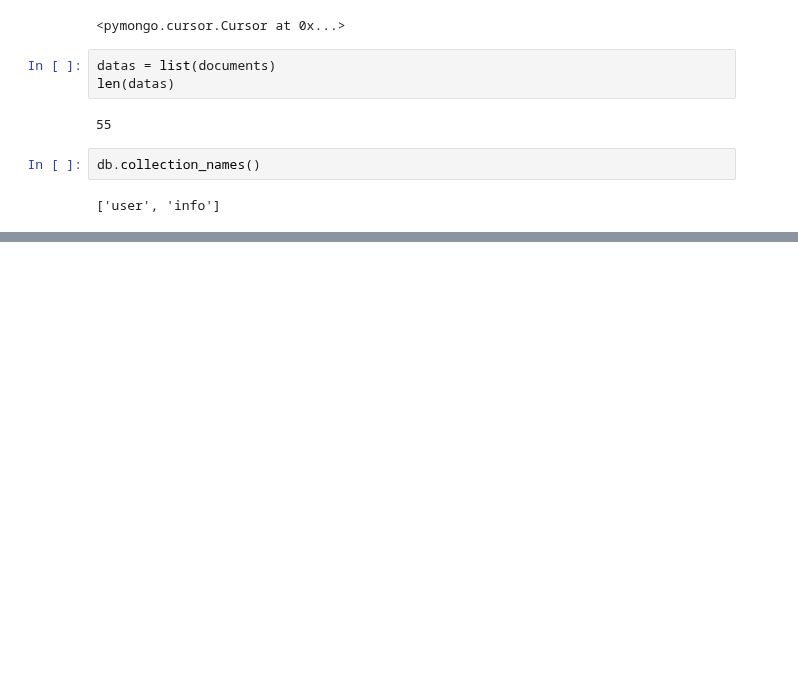
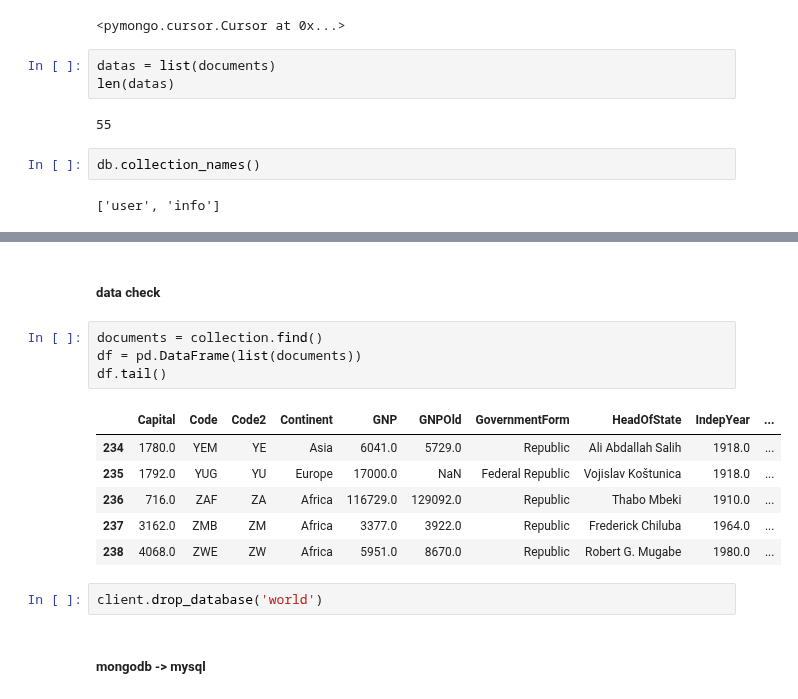
Before and after one commit to seokyeongheo/TIL, a Jupyter notebook: 04_web/10_mongoDB.ipynb, the cells around one changed output, grey strips where cells are left out. Cells and saved outputs as stored; diff of their text form; blank space fills up the shorter version.

```diff
--- a/04_web/10_mongoDB.ipynb
+++ b/04_web/10_mongoDB.ipynb
@@ -253,0 +338,17 @@ db.collection_names()
+# %% [markdown]
+##### data check
+# %%
+documents = collection.find()
+df = pd.DataFrame(list(documents))
+df.tail()
+# %% [output]
+|  | Capital | Code | Code2 | Continent | GNP | GNPOld | GovernmentForm | HeadOfState | IndepYear | ... |
+| 234 | 1780.0 | YEM | YE | Asia | 6041.0 | 5729.0 | Republic | Ali Abdallah Salih | 1918.0 | ... |
+| 235 | 1792.0 | YUG | YU | Europe | 17000.0 | NaN | Federal Republic | Vojislav Koštunica | 1918.0 | ... |
+| 236 | 716.0 | ZAF | ZA | Africa | 116729.0 | 129092.0 | Republic | Thabo Mbeki | 1910.0 | ... |
+| 237 | 3162.0 | ZMB | ZM | Africa | 3377.0 | 3922.0 | Republic | Frederick Chiluba | 1964.0 | ... |
+| 238 | 4068.0 | ZWE | ZW | Africa | 5951.0 | 8670.0 | Republic | Robert G. Mugabe | 1980.0 | ... |
+# %%
+client.drop_database('world')
+# %% [markdown]
+##### mongodb -> mysql
```
Also changed, not shown: parts of 23 cells of this notebook.
